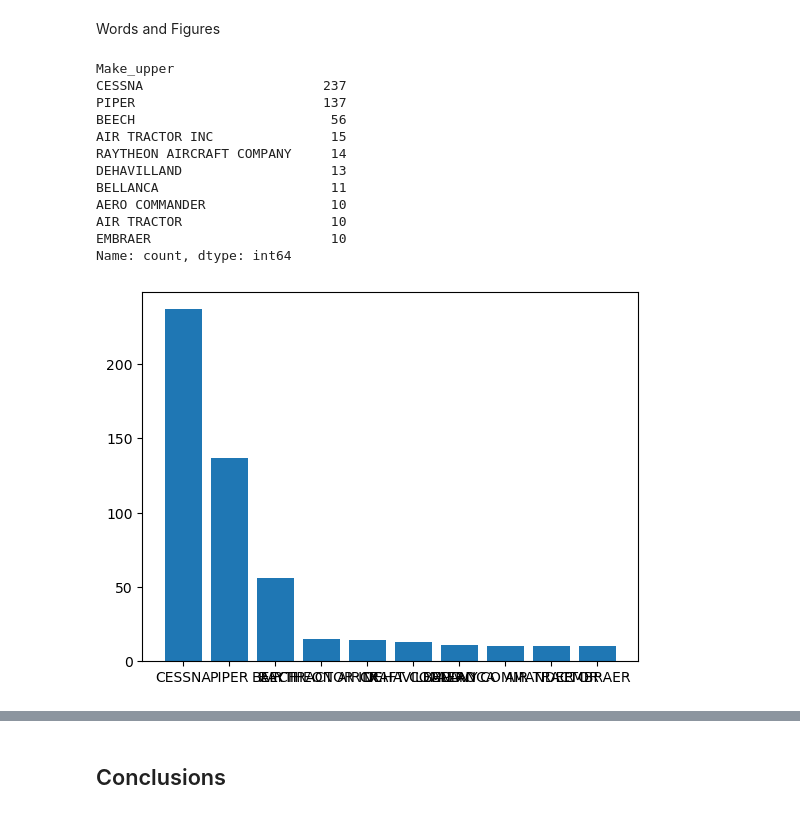
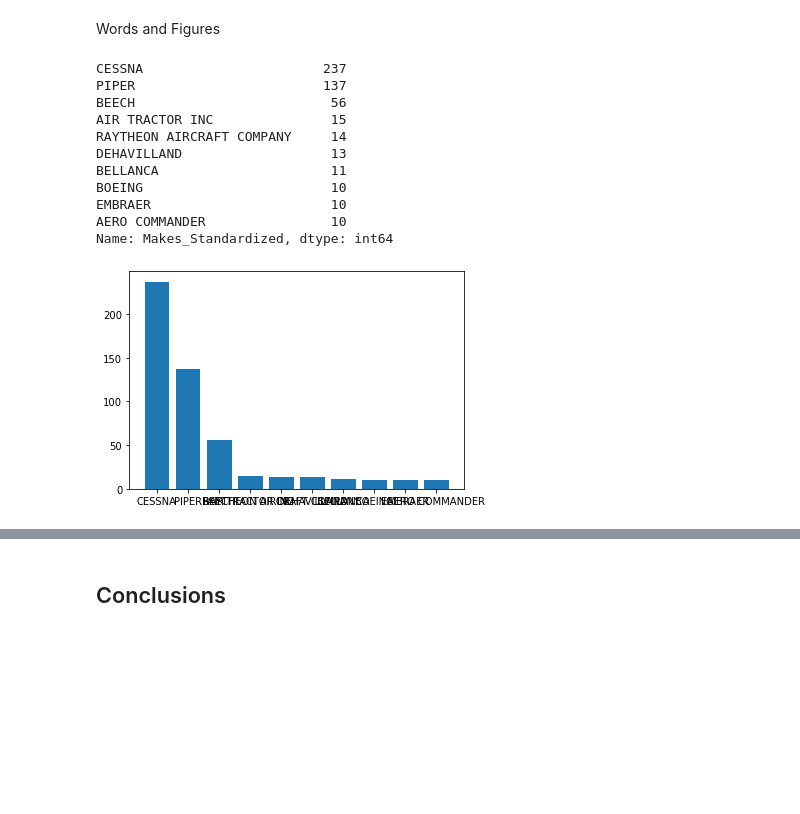
Before and after one commit to mcumiskey/Aviation-Risk-Analysis, a Jupyter notebook: aviation_base_analysis.ipynb, the cells around one changed output, grey strips where cells are left out. Saved outputs shown, nothing was run; the diff lists cells and outputs as text; code cells hidden in the pictures; blank space fills up the shorter version.

Commit message:
Cleaned Make column

```diff
--- a/aviation_base_analysis.ipynb
+++ b/aviation_base_analysis.ipynb
@@ -205,7 +190,3 @@ df['Injury_category'] = df['Injury.Severity'].map(categorize_injury)
 df.to_csv('data/clean.csv')
 # %% [markdown]
 We noticed that 'Make' still needs some cleaning. Some Makes have different capitalization and abbreviations i.e. Airbus, Airbus Corp., Airbus Coropation
-# %%
-#Clean Make Names
-df['Make_upper'] = df['Make'].str.upper()
-df['Make_upper'].info
@@ -227,3 +193,38 @@ Name: Make_upper, Length: 24037, dtype: object>
+# %%
+def categorize_make(make):
+    if type(make)!= str:
+        return make
+    make = make.upper()
+    if '.' in make:
+        make.replace('.', '')
+    if ',' in make:
+        make.replace(',', '')
+    if 'CO' in make:
+        make.replace('CO', '')
+    if 'LTD' in make:
+        make.replace('LTD', '')
+    if 'CORPORATION' in make:
+        make.replace('CORPORATION', '')
+    if 'CORP' in make:
+        make.replace('CORP', '')
+    if 'AIRCRAFT' in make:
+        make.replace('AIRCRAFT', '')
+    if 'DESIGN' in make:
+        make.replace('DESIGN', '')
+    if 'COMPANY' in make:
+        make.replace('COMPANY', '')
+    if 'INDUSTRIES' in make:
+        make.replace('INDUSTRIES', '')
+    if 'AEROSPACE' in make:
+        make.replace('AEROSPACE', '')
+    if 'INC' in make:
+        make.replace('.INC', '')
+    if 'SA' in make:
+        make.replace('SA', '')
+
+    return make
+# %%
+df['Makes_Standardized'] = df['Make'].map(categorize_make)
 # %% [markdown]
 ## Feature Engineering
 # %% [markdown]
@@ -237,31 +239,30 @@ Words and Figures
 # %%
 #accidents per year
 fig, ax = plt.subplots()
 
 commercial_flights_df = df[(df['flight_category'] == "Commercial")]
 
-accidents_per_model_commercial = commercial_flights_df['Make_upper'].value_counts()[:10]
+accidents_per_model_commercial = commercial_flights_df['Makes_Standardized'].value_counts()[:10]
 
 x = accidents_per_model_commercial.index
 y = accidents_per_model_commercial.values
 
 ax.bar(x, y)
 
 print(accidents_per_model_commercial)
 # %% [output]
-Make_upper
 CESSNA                       237
 PIPER                        137
 BEECH                         56
 AIR TRACTOR INC               15
 RAYTHEON AIRCRAFT COMPANY     14
 DEHAVILLAND                   13
 BELLANCA                      11
+BOEING                        10
+EMBRAER                       10
 AERO COMMANDER                10
-AIR TRACTOR                   10
-EMBRAER                       10
-Name: count, dtype: int64
+Name: Makes_Standardized, dtype: int64
-[figure, old version]
+[figure, new version]
 # %%
 #accidents per year
 fig, ax = plt.subplots()
```
Also changed, not shown: parts of 15 cells of this notebook, 1 other file.
